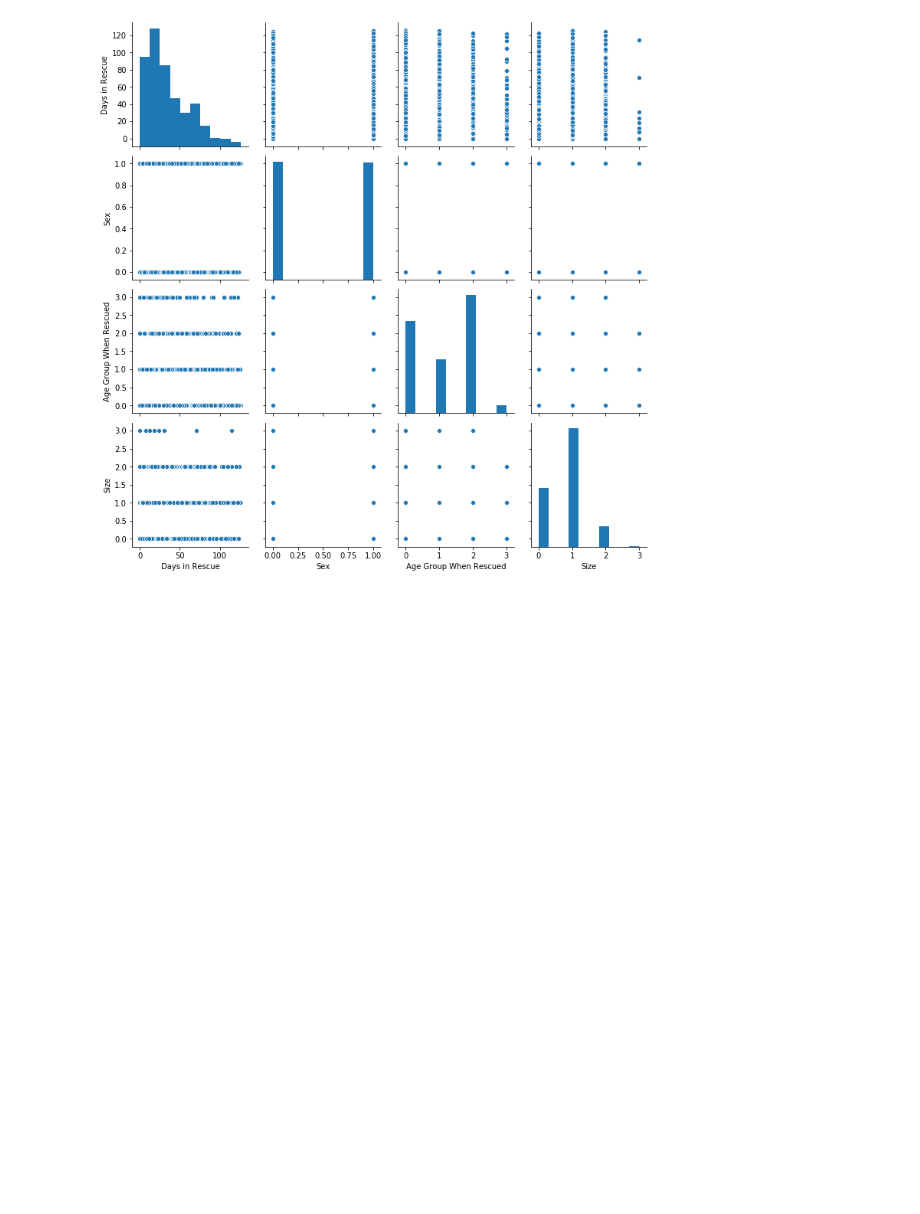
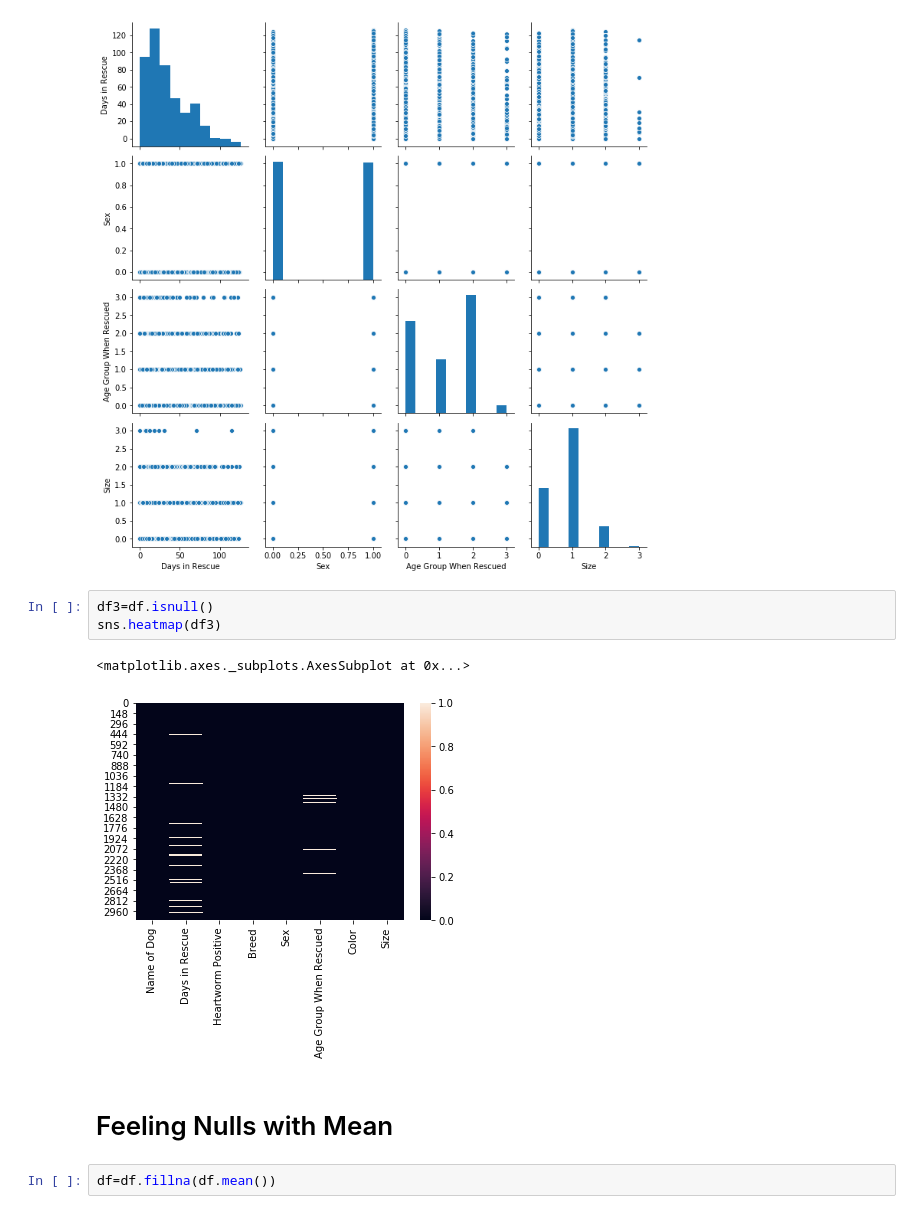
Before and after one commit to bhavanij2/dog-rescue-prediction, a Jupyter notebook: Dog Rescue Jonas Malave Campos.ipynb, the cells around one changed output. Cells and saved outputs as stored; diff of their text form; blank space fills up the shorter version.

```diff
--- a/Dog Rescue Jonas Malave Campos.ipynb
+++ b/Dog Rescue Jonas Malave Campos.ipynb
@@ -184,3 +184,13 @@ sns.pairplot(data=df)
 # %% [output]
 <seaborn.axisgrid.PairGrid at 0x...>
 [figure]
+# %%
+df3=df.isnull()
+sns.heatmap(df3)
+# %% [output]
+<matplotlib.axes._subplots.AxesSubplot at 0x...>
+[figure, added]
+# %% [markdown]
+# Feeling Nulls with Mean
+# %%
+df=df.fillna(df.mean())
```
Also changed, not shown: parts of 14 cells of this notebook.
